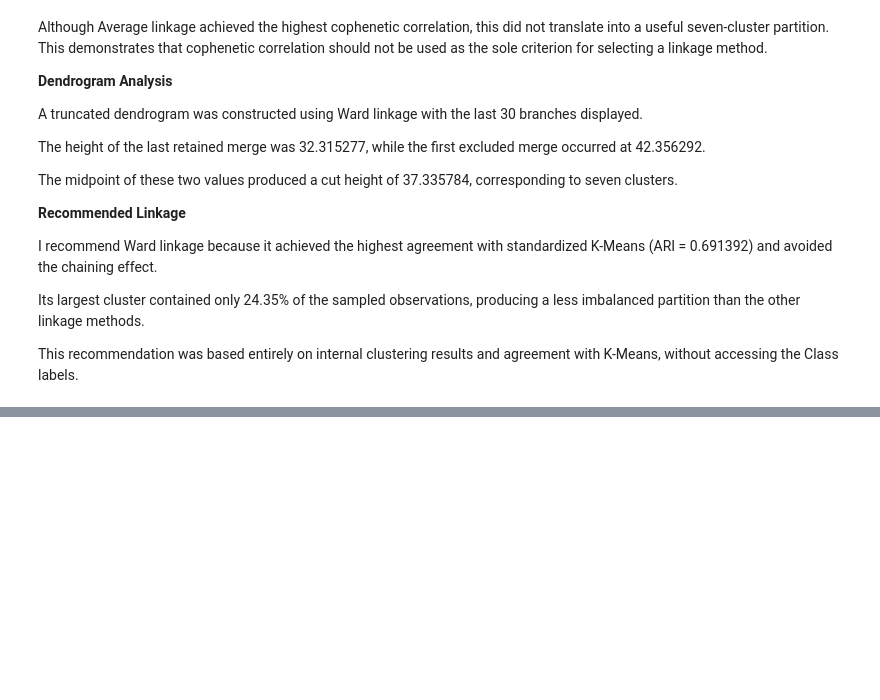
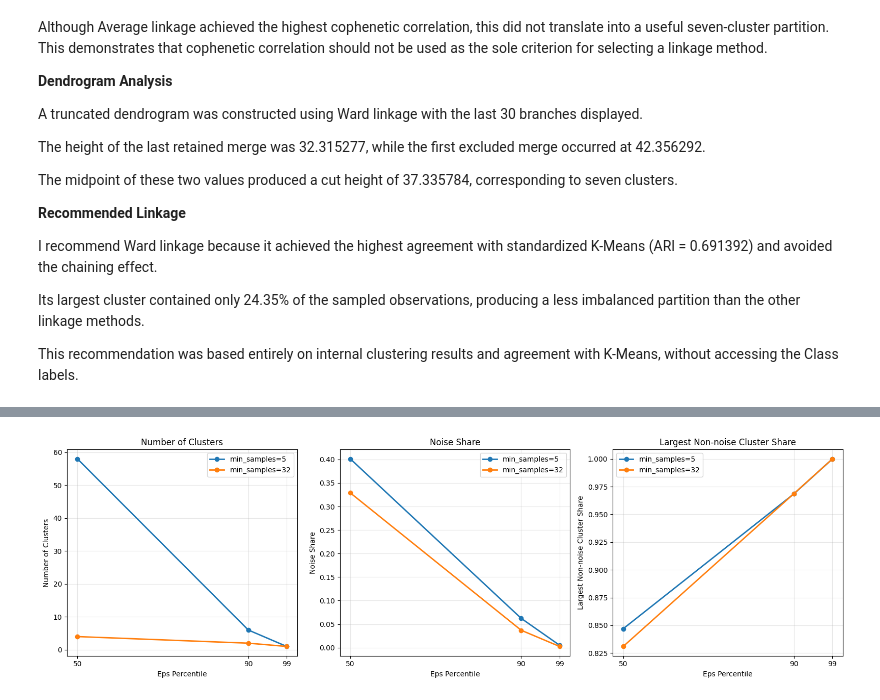
Before and after one commit to Annamerkulova/Merkulova_ML_task_5, a Jupyter notebook: Merkulova_task5.ipynb, the cells around one changed output, grey strips where cells are left out. Saved outputs shown, nothing was run; the diff lists cells and outputs as text; code cells hidden in the pictures; blank space fills up the shorter version.

Commit message:
Finalize Task 5: DBSCAN, PCA and final conclusions

```diff
--- a/Merkulova_task5.ipynb
+++ b/Merkulova_task5.ipynb
@@ -1215,0 +1437,38 @@ This recommendation was based entirely on internal clustering results and agreem
+# %%
+
+fig, axes = plt.subplots(1, 3, figsize=(16, 5))
+
+metrics = [
+    ("Number of clusters", "Number of Clusters"),
+    ("Noise share", "Noise Share"),
+    ("Largest non-noise cluster share",
+     "Largest Non-noise Cluster Share")
+]
+
+for ax, (column, title) in zip(axes, metrics):
+
+    for ms in min_samples_values:
+
+        subset = dbscan_table[
+            dbscan_table["min_samples"] == ms
+        ]
+
+        ax.plot(
+            subset["Percentile"],
+            subset[column],
+            marker="o",
+            linewidth=2,
+            label=f"min_samples={ms}"
+        )
+
+    ax.set_title(title)
+    ax.set_xlabel("Eps Percentile")
+    ax.set_ylabel(title)
+    ax.set_xticks([50, 90, 99])
+    ax.legend()
+    ax.grid(alpha=0.3)
+
+plt.tight_layout()
+plt.show()
+# %% [output]
+[figure, added]
```
Also changed, not shown: parts of 25 cells of this notebook.
